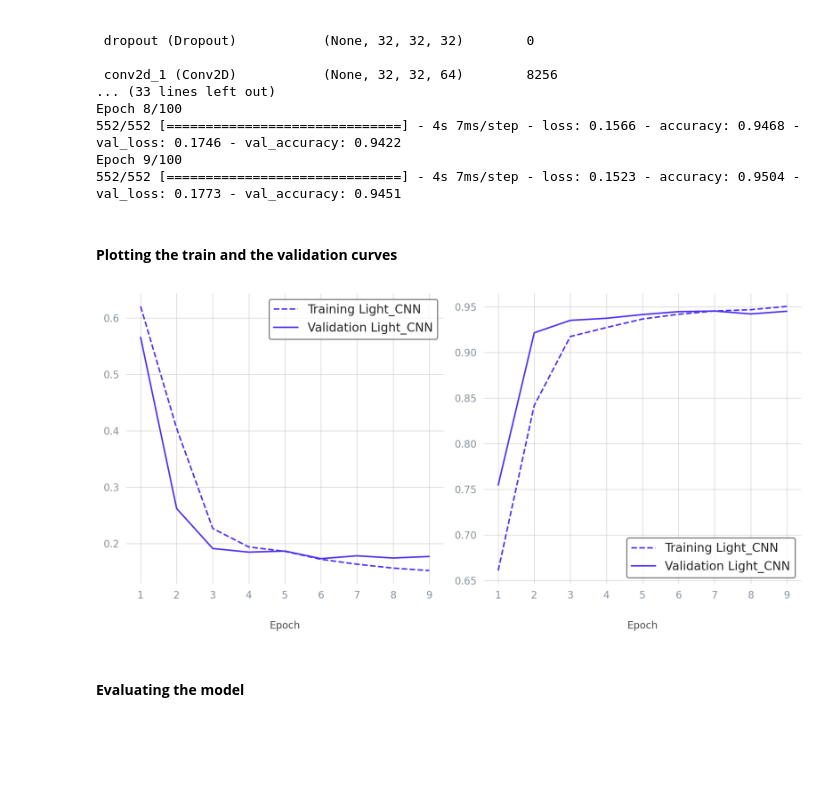
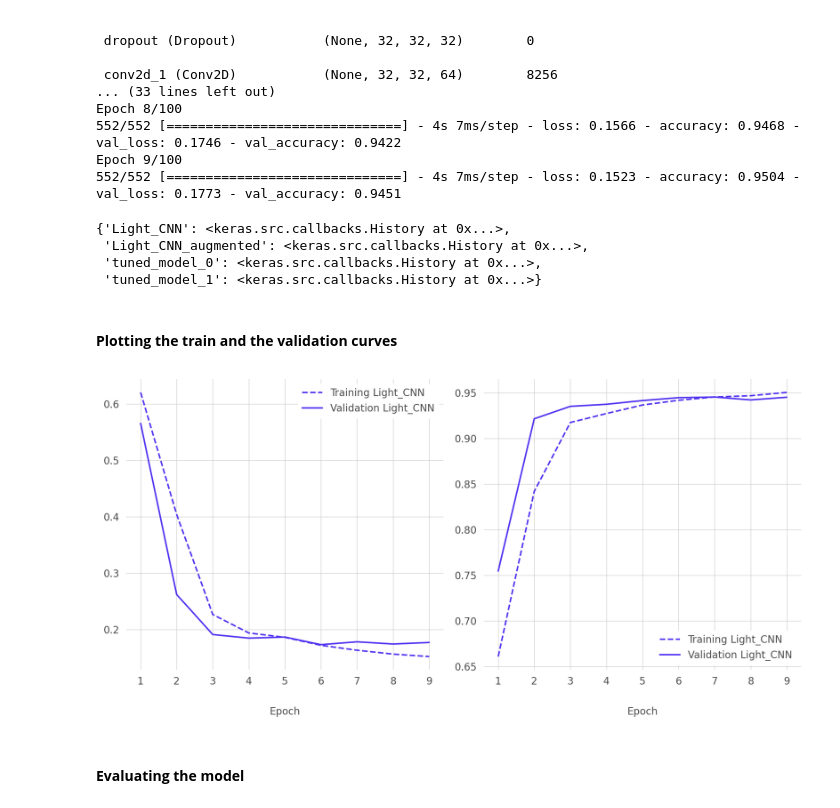
Before and after one commit to vicmcl/malaria-detection, a Jupyter notebook: malaria-detection/notebook_malaria_detection.ipynb, the cells around one changed output. Saved outputs shown, nothing was run; the diff lists cells and outputs as text; code cells hidden in the pictures; blank space fills up the shorter version.

```diff
--- a/malaria-detection/notebook_malaria_detection.ipynb
+++ b/malaria-detection/notebook_malaria_detection.ipynb
@@ -290,12 +298,19 @@ Epoch 9/100
 552/552 [==============================] - 4s 7ms/step - loss: 0.1523 - accuracy: 0.9504 - val_loss: 0.1773 - val_accuracy: 0.9451
 # %%
 histories["Light_CNN"] = history
+# %%
+histories
+# %% [output]
+{'Light_CNN': <keras.src.callbacks.History at 0x...>,
+ 'Light_CNN_augmented': <keras.src.callbacks.History at 0x...>,
+ 'tuned_model_0': <keras.src.callbacks.History at 0x...>,
+ 'tuned_model_1': <keras.src.callbacks.History at 0x...>}
 # %% [markdown]
 #### **Plotting the train and the validation curves**
 # %%
-plot_training(histories)
+plot_training({"Light_CNN": histories["Light_CNN"]})
 # %% [output]
-[figure, old version]
+[figure, new version]
 # %% [markdown]
 #### **Evaluating the model**
 # %%
```
Also changed, not shown: parts of 9 cells of this notebook.
